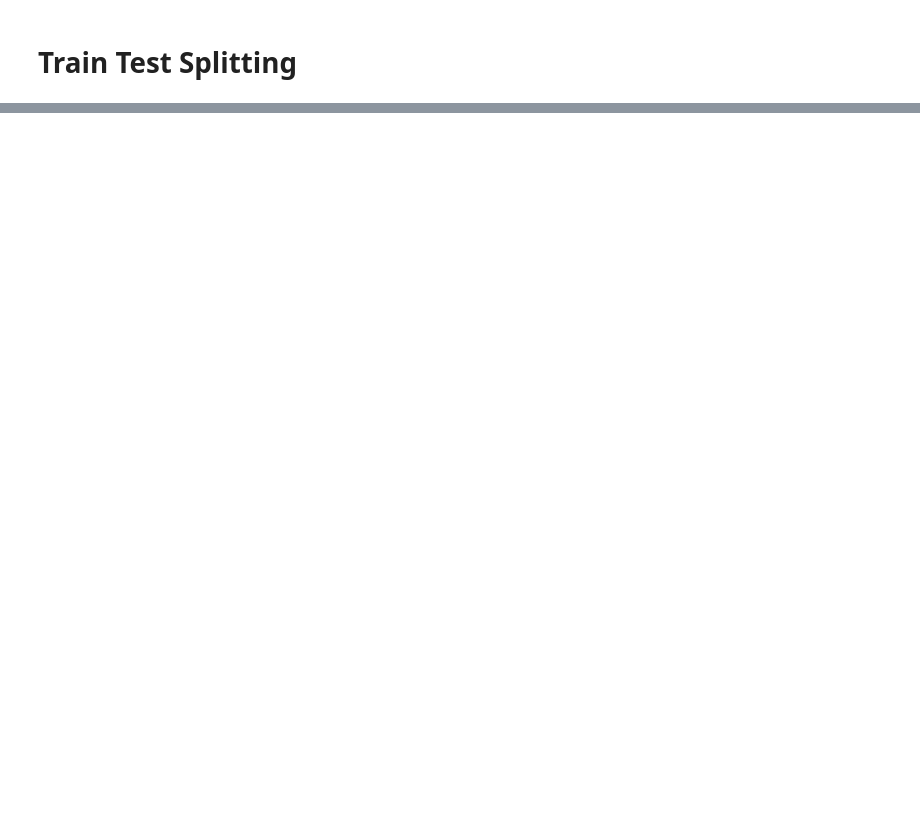
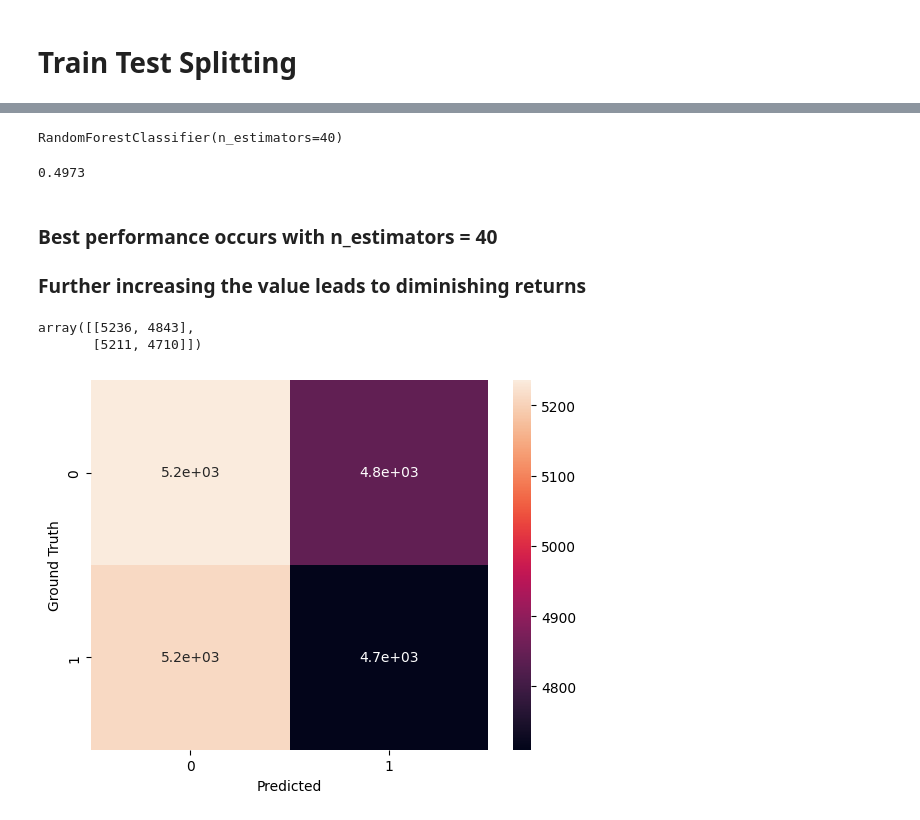
Before and after one commit to CodeRic28/SunBase-ML-Challenge, a Jupyter notebook: cusomter_churn_prediction.ipynb, the cells around one changed output, grey strips where cells are left out. Drawn from its saved outputs; the diff is of its cells as text; code cells hidden in the pictures; blank space fills up the shorter version.

```diff
--- a/cusomter_churn_prediction.ipynb
+++ b/cusomter_churn_prediction.ipynb
@@ -401,0 +624,3 @@ X_train,X_test,y_train,y_test = train_test_split(X,y,test_size=0.2,random_state=
+# %%
+rand_forest_model = RandomForestClassifier(n_estimators=20)
+rand_forest_model.fit(X_train,y_train)
@@ -401,0 +636,32 @@ X_train,X_test,y_train,y_test = train_test_split(X,y,test_size=0.2,random_state=
+# %%
+rand_forest_model = RandomForestClassifier(n_estimators=40)
+rand_forest_model.fit(X_train,y_train)
+# %% [output]
+RandomForestClassifier(n_estimators=40)
+# %%
+rand_forest_model.score(X_test,y_test)
+# %% [output]
+0.4973
+# %%
+rand_forest_pred = rand_forest_model.predict(X_test)
+# %% [markdown]
+### Best performance occurs with n_estimators = 40
+### Further increasing the value leads to diminishing returns
+# %%
+# Plotting Confusion Matrix for Random Forest
+cm = confusion_matrix(y_test,rand_forest_pred)
+# %%
+cm
+# %% [output]
+array([[5236, 4843],
+       [5211, 4710]])
+# %%
+# Visualizing the confusion matrix
+%matplotlib inline
+import seaborn as sns
+sns.heatmap(cm,annot=True)
+plt.xlabel('Predicted')
+plt.ylabel('Ground Truth')
+plt.show()
+# %% [output]
+[figure, added]
```
Also changed, not shown: parts of 48 cells of this notebook, 1 other file.
